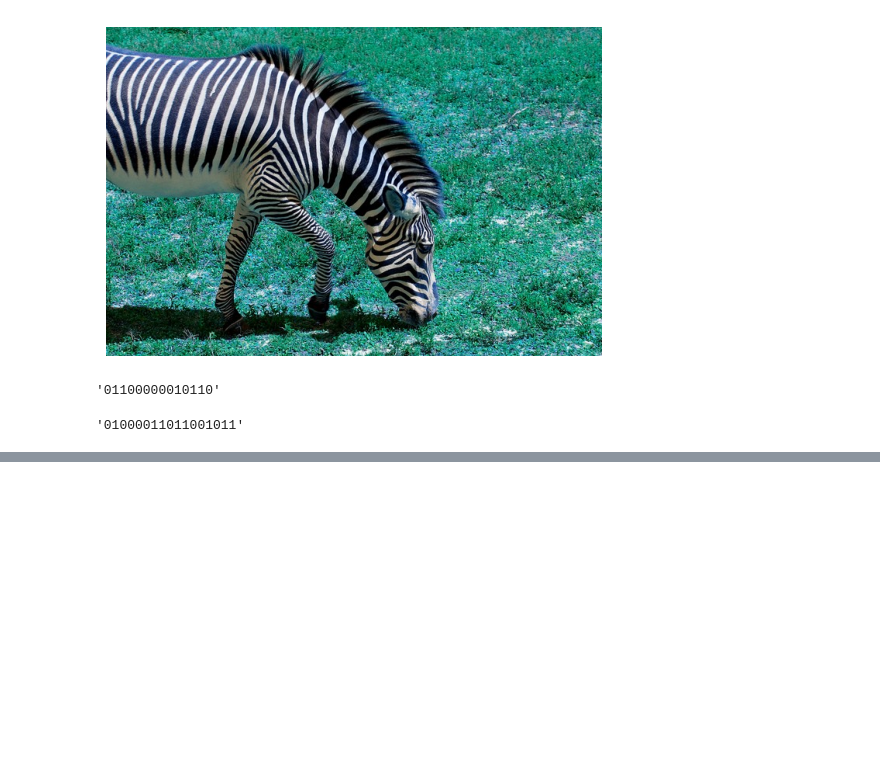
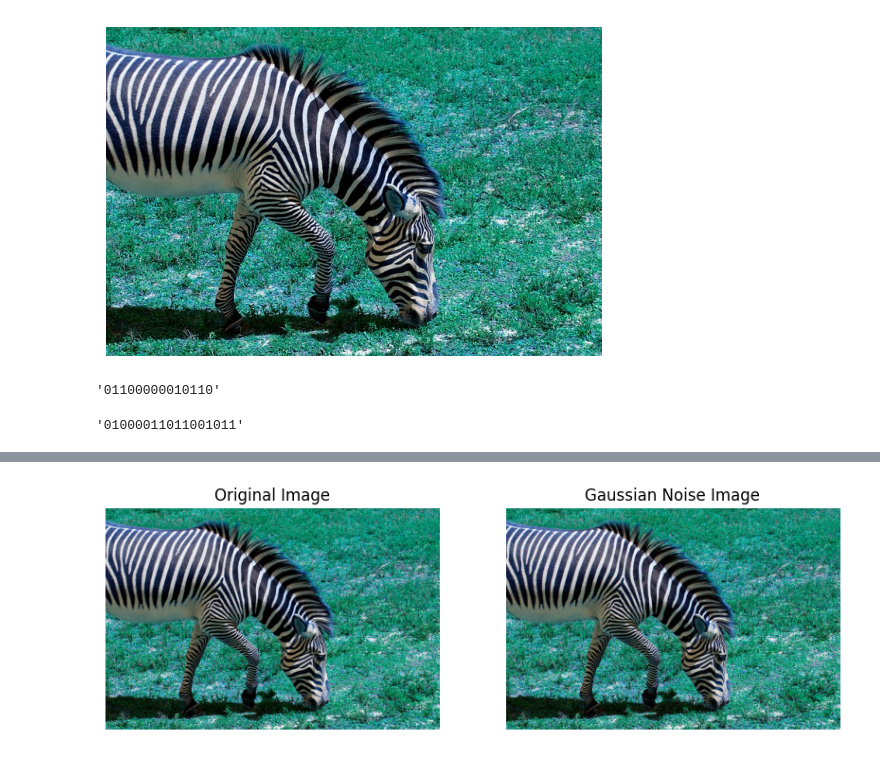
Before and after one commit to rawanmd/segmentation_coverless_steg, a Jupyter notebook: Segmentation_Coverless_Steg_SAM.ipynb, the cells around one changed output, grey strips where cells are left out. Drawn from its saved outputs; the diff is of its cells as text; code cells hidden in the pictures; blank space fills up the shorter version.

Commit message:
Added Gaussian Noise

```diff
--- a/Segmentation_Coverless_Steg_SAM.ipynb
+++ b/Segmentation_Coverless_Steg_SAM.ipynb
@@ -580,0 +622,18 @@ test_jpeg_comp(image_paths, 90)
+# %%
+def visualize_attack(original, attacked, title, fig_size = (7,7)):
+  plt.figure(figsize=(10,10))
+
+  plt.subplot(121)
+  plt.imshow(original)
+  plt.title("Original Image")
+  plt.axis(False);
+
+  plt.subplot(122)
+  plt.imshow(attacked)
+  plt.title(title)
+
+  plt.axis(False);
+# %%
+visualize_attack(im, x, title="Gaussian Noise Image")
+# %% [output]
+[figure, added]
```
Also changed, not shown: parts of 5 cells of this notebook.
